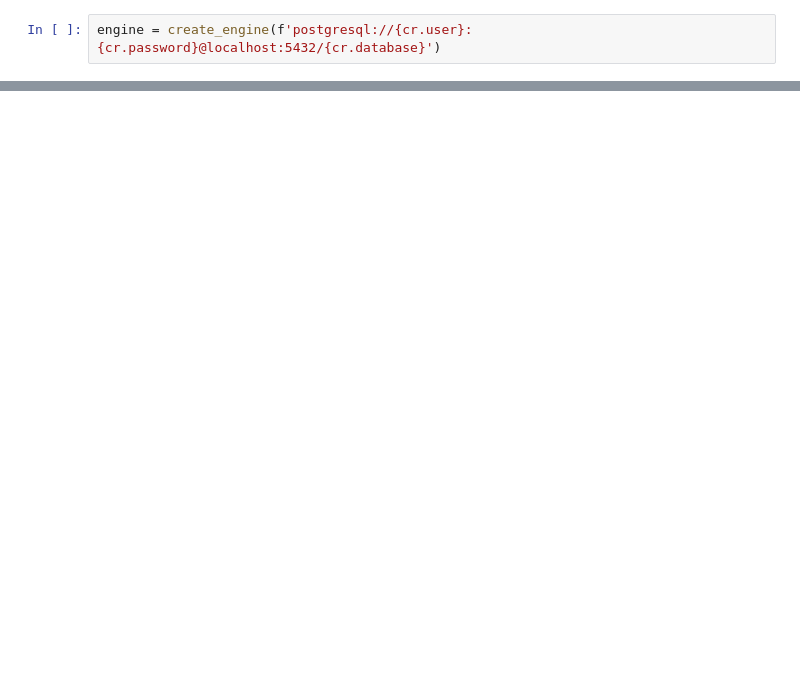
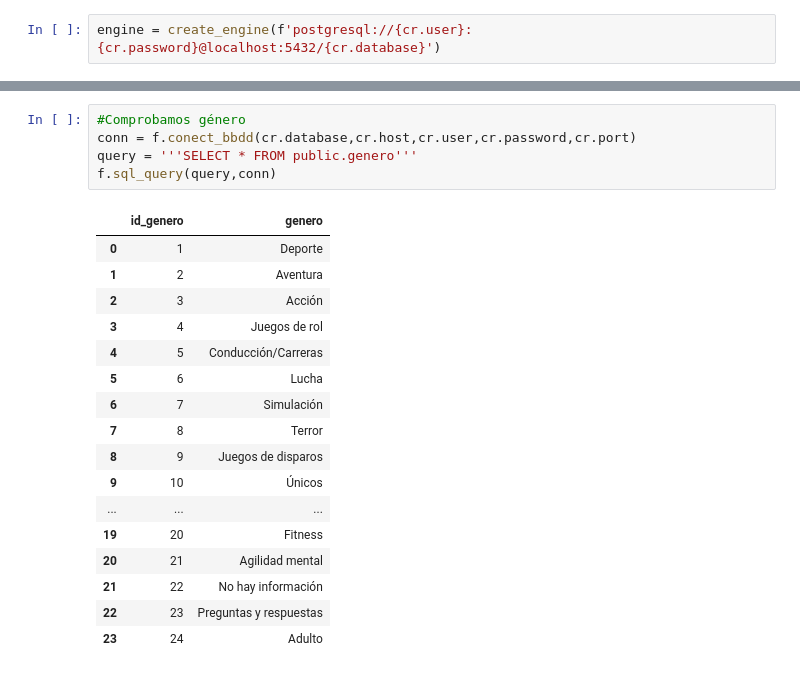
Before and after one commit to svalencia-romero/GamePriceTracker, a Jupyter notebook: notebooks/memoria_v1.ipynb, the cells around one changed output, grey strips where cells are left out. Saved outputs shown, nothing was run; the diff lists cells and outputs as text; blank space fills up the shorter version.

Commit message:
primero inserts, falta tabla info_juego y tablas intermedias

```diff
--- a/notebooks/memoria_v1.ipynb
+++ b/notebooks/memoria_v1.ipynb
@@ -1249,0 +1454,23 @@ INSERT
+# %%
+#Comprobamos género
+conn = f.conect_bbdd(cr.database,cr.host,cr.user,cr.password,cr.port)
+query = '''SELECT * FROM public.genero'''
+f.sql_query(query,conn)
+# %% [output]
+|  | id_genero | genero |
+| 0 | 1 | Deporte |
+| 1 | 2 | Aventura |
+| 2 | 3 | Acción |
+| 3 | 4 | Juegos de rol |
+| 4 | 5 | Conducción/Carreras |
+| 5 | 6 | Lucha |
+| 6 | 7 | Simulación |
+| 7 | 8 | Terror |
+| 8 | 9 | Juegos de disparos |
+| 9 | 10 | Únicos |
+| ... | ... | ... |
+| 19 | 20 | Fitness |
+| 20 | 21 | Agilidad mental |
+| 21 | 22 | No hay información |
+| 22 | 23 | Preguntas y respuestas |
+| 23 | 24 | Adulto |
```
Also changed, not shown: parts of 60 cells of this notebook, 2 other files.
